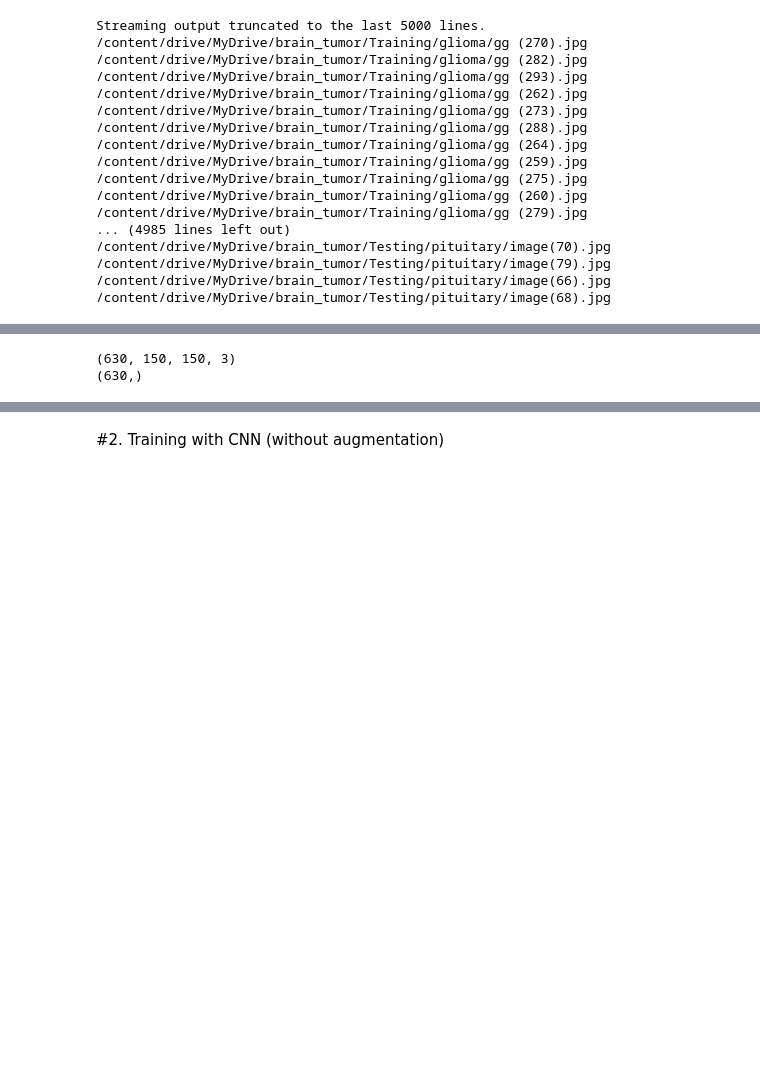
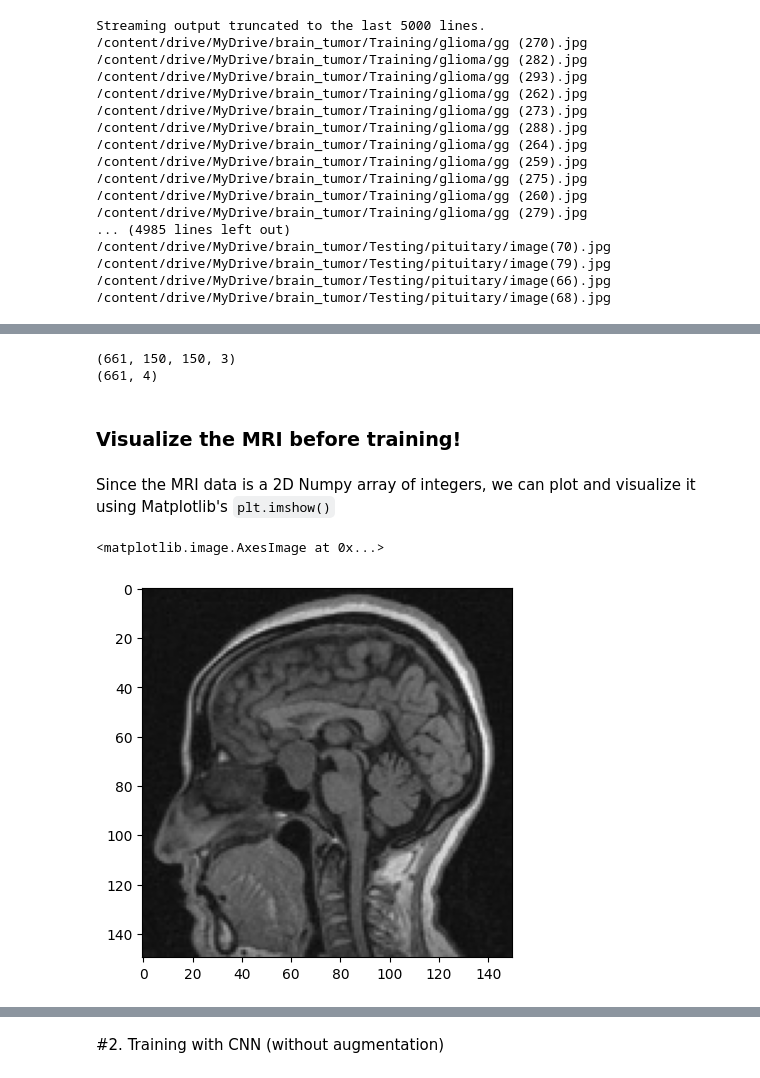
Before and after one commit to jtran2509/brain_tumor, a Jupyter notebook: brain_tumor_classifier.ipynb, the cells around one changed output, grey strips where cells are left out. Drawn from its saved outputs; the diff is of its cells as text; code cells hidden in the pictures; blank space fills up the shorter version.

```diff
--- a/brain_tumor_classifier.ipynb
+++ b/brain_tumor_classifier.ipynb
@@ -210,2 +216,0 @@ Now in the X_train, we have 6291 images, each has a size of width and height is
-# %%
-X_train, x_test, Y_train, y_test = train_test_split(X_train, Y_train, test_size = 0.1, random_state=42)
@@ -233,6 +274,16 @@ NameError: ignored
-# %%
-print(x_test.shape)
-print(y_test.shape)
-# %% [output]
-(630, 150, 150, 3)
-(630,)
+# %%
+# Check the shape of x_test and Y_test once again
+print(x_test.shape)
+print(Y_test.shape)
+# %% [output]
+(661, 150, 150, 3)
+(661, 4)
+# %% [markdown]
+### Visualize the MRI before training!
+# %% [markdown]
+Since the MRI data is a 2D Numpy array of integers, we can plot and visualize it using Matplotlib's `plt.imshow()`
+# %%
+plt.imshow(X_train[1])
+# %% [output]
+<matplotlib.image.AxesImage at 0x...>
+[figure, added]
```
Also changed, not shown: parts of 76 cells of this notebook, 2 other files.
